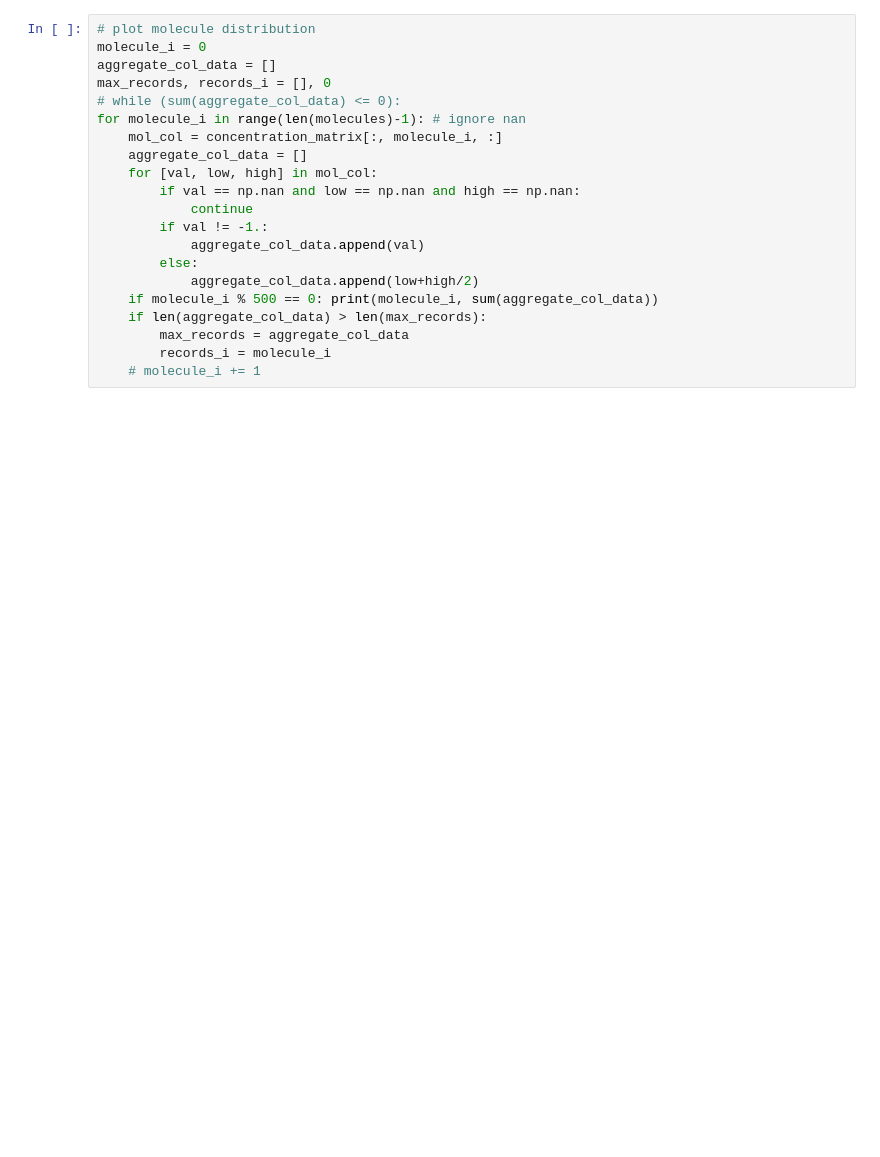
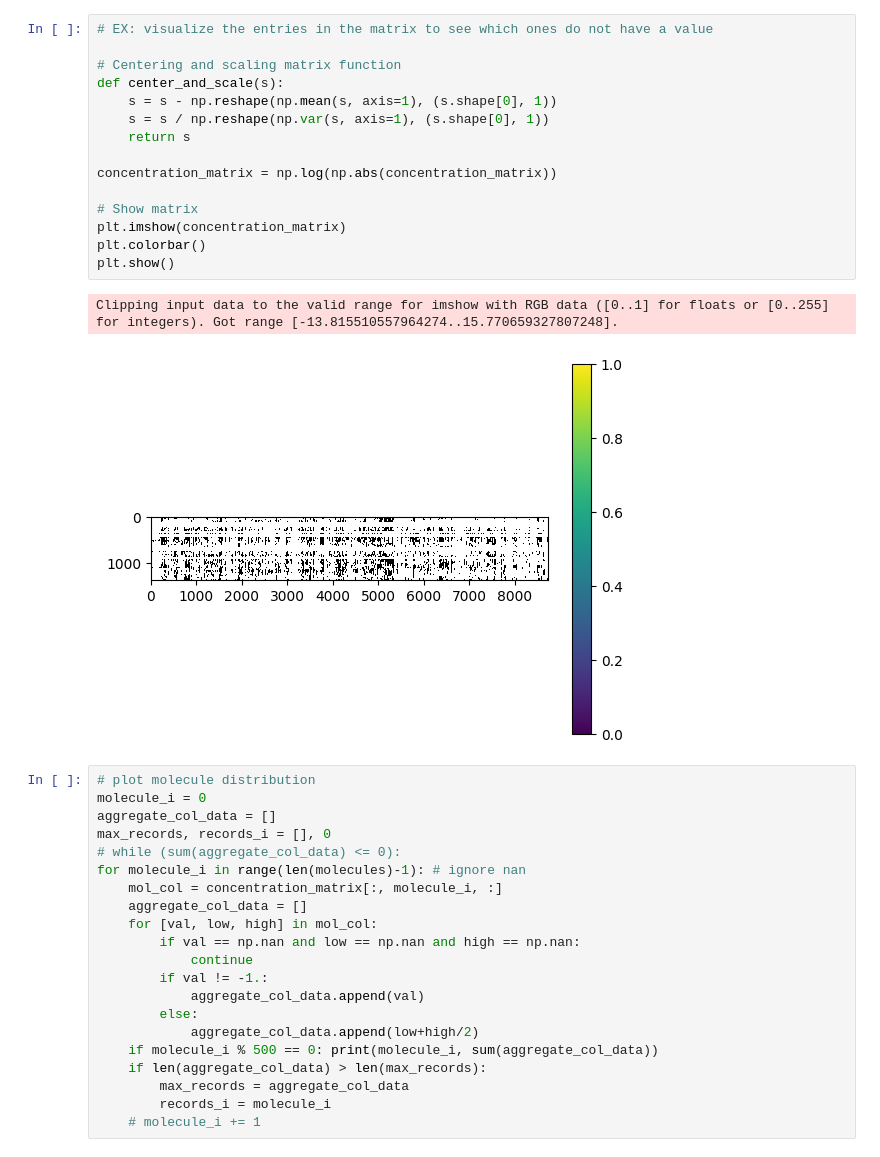
Before and after one commit to EricYXu/Murthy_CliqueTop, a Jupyter notebook: vcf/loaddata_conc.ipynb, the cells around one changed output. Cells and saved outputs as stored; diff of their text form; blank space fills up the shorter version.

```diff
--- a/vcf/loaddata_conc.ipynb
+++ b/vcf/loaddata_conc.ipynb
@@ -113,6 +115,24 @@ Total cells: 90768
 Mising data percentage: 56.99365415124274%
 (1384, 8729, 3)
 (1384, 8729)
+# %%
+# EX: visualize the entries in the matrix to see which ones do not have a value
+
+# Centering and scaling matrix function
+def center_and_scale(s):
+    s = s - np.reshape(np.mean(s, axis=1), (s.shape[0], 1))
+    s = s / np.reshape(np.var(s, axis=1), (s.shape[0], 1))
+    return s
+
+concentration_matrix = np.log(np.abs(concentration_matrix))
+
+# Show matrix
+plt.imshow(concentration_matrix)
+plt.colorbar()
+plt.show()
+# %% [output]
+Clipping input data to the valid range for imshow with RGB data ([0..1] for floats or [0..255] for integers). Got range [-13.815510557964274..15.770659327807248].
+[figure, added]
 # %%
 # plot molecule distribution
 molecule_i = 0
```
Also changed, not shown: parts of 1 cell of this notebook, 2 other files.
